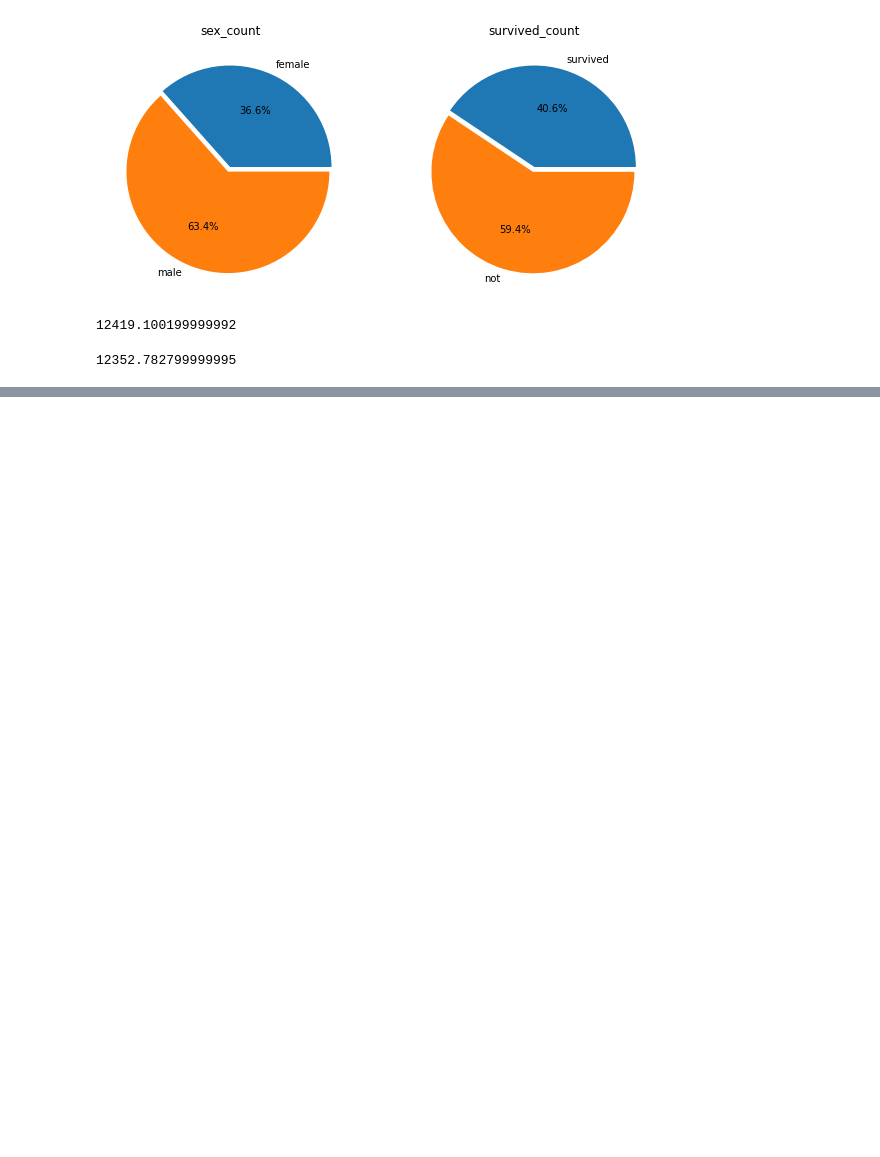
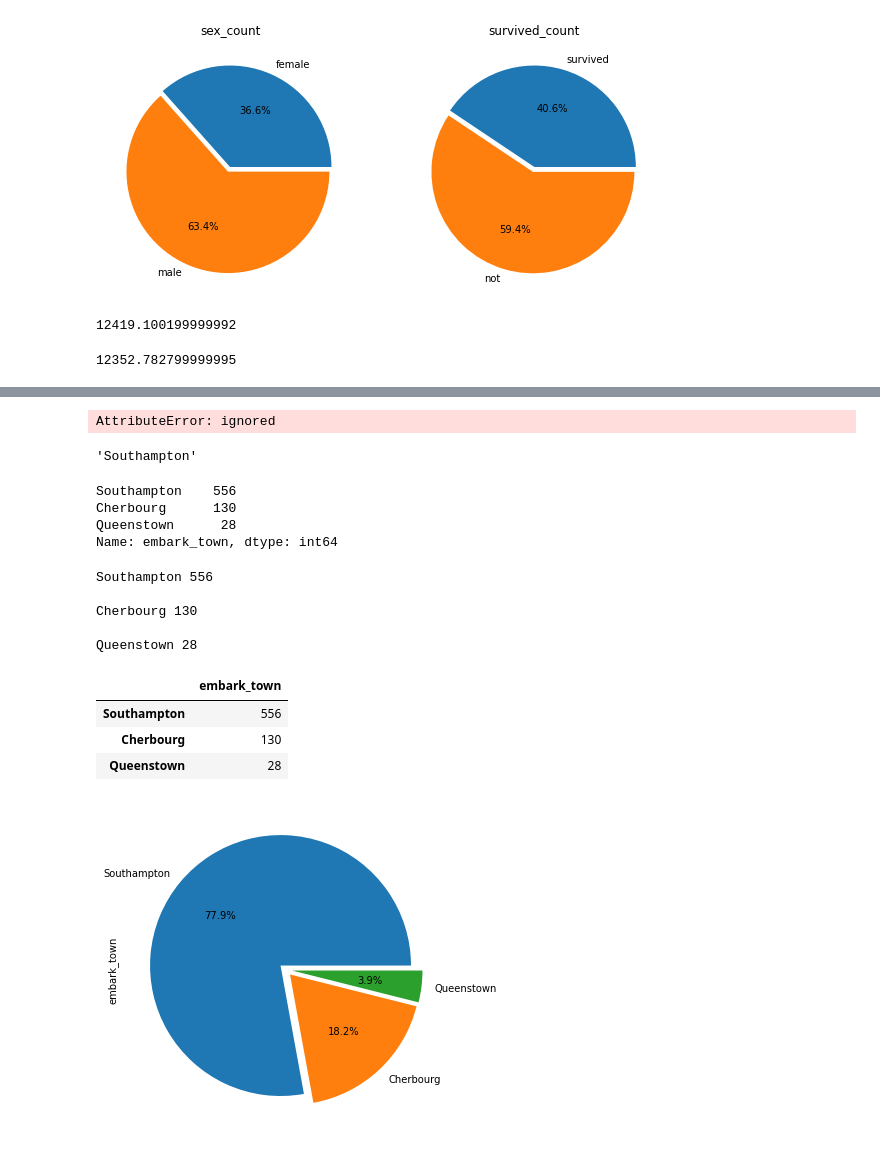
Before and after one commit to Seungeun-Song/Study-for-K-Digital-AI-developer, a Jupyter notebook: Practice/21_03_01_titanic_MV.ipynb, the cells around one changed output, grey strips where cells are left out. Drawn from its saved outputs; the diff is of its cells as text; code cells hidden in the pictures; blank space fills up the shorter version.

```diff
--- a/Practice/21_03_01_titanic_MV.ipynb
+++ b/Practice/21_03_01_titanic_MV.ipynb
@@ -283,0 +293,8 @@ print(sum(titanic_male['fare']))
+# %%
+most_freq = most_freq.idxmax()
+# %% [output]
+AttributeError: ignored
+# %%
+most_freq
+# %% [output]
+'Southampton'
@@ -283,0 +303,38 @@ print(sum(titanic_male['fare']))
+# %%
+embark_town = titanic['embark_town'].value_counts(dropna=False)
+embark_town
+# %% [output]
+Southampton    556
+Cherbourg      130
+Queenstown      28
+Name: embark_town, dtype: int64
+# %%
+grouped = titanic.groupby(['embark_town'])
+for key in ['Southampton','Cherbourg','Queenstown']:
+  length = len(grouped.get_group(key))
+  print(key, length, '\n')
+# %% [output]
+Southampton 556
+
+Cherbourg 130
+
+Queenstown 28
+# %%
+DF3 = pd.DataFrame({'embark_town':[556, 130, 28]}, index=['Southampton','Cherbourg','Queenstown'])
+DF3
+# %% [output]
+|  | embark_town |
+| Southampton | 556 |
+| Cherbourg | 130 |
+| Queenstown | 28 |
+# %%
+figure = plt.subplots(figsize=(6,6))
+
+explode_set = [0.05,0.05,0.05]
+DF3['embark_town'].plot.pie(explode=explode_set,
+
+                                                autopct = '%1.1f%%')
+
+plt.show()
+# %% [output]
+[figure, added]
```
Also changed, not shown: parts of 2 cells of this notebook.
